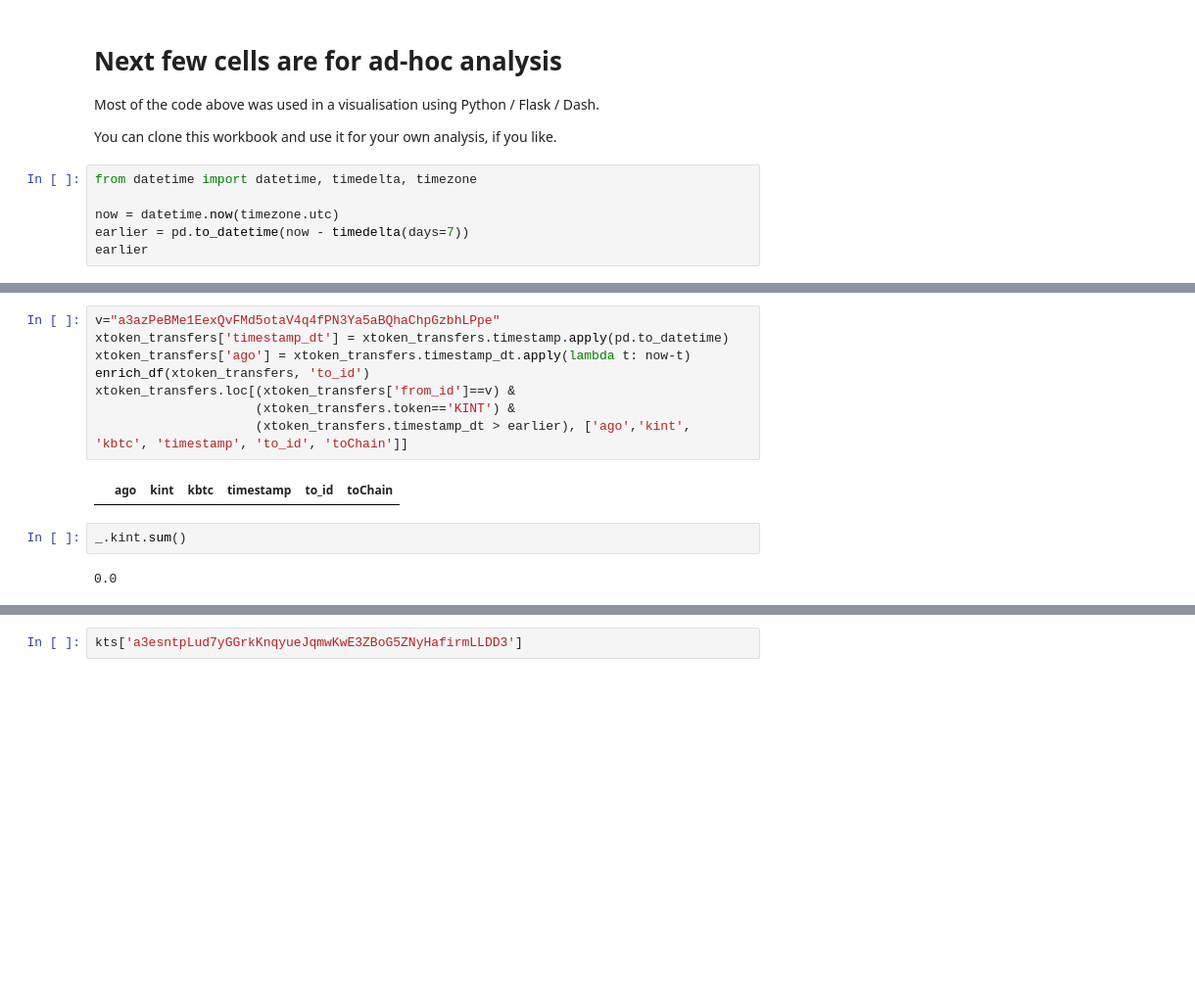
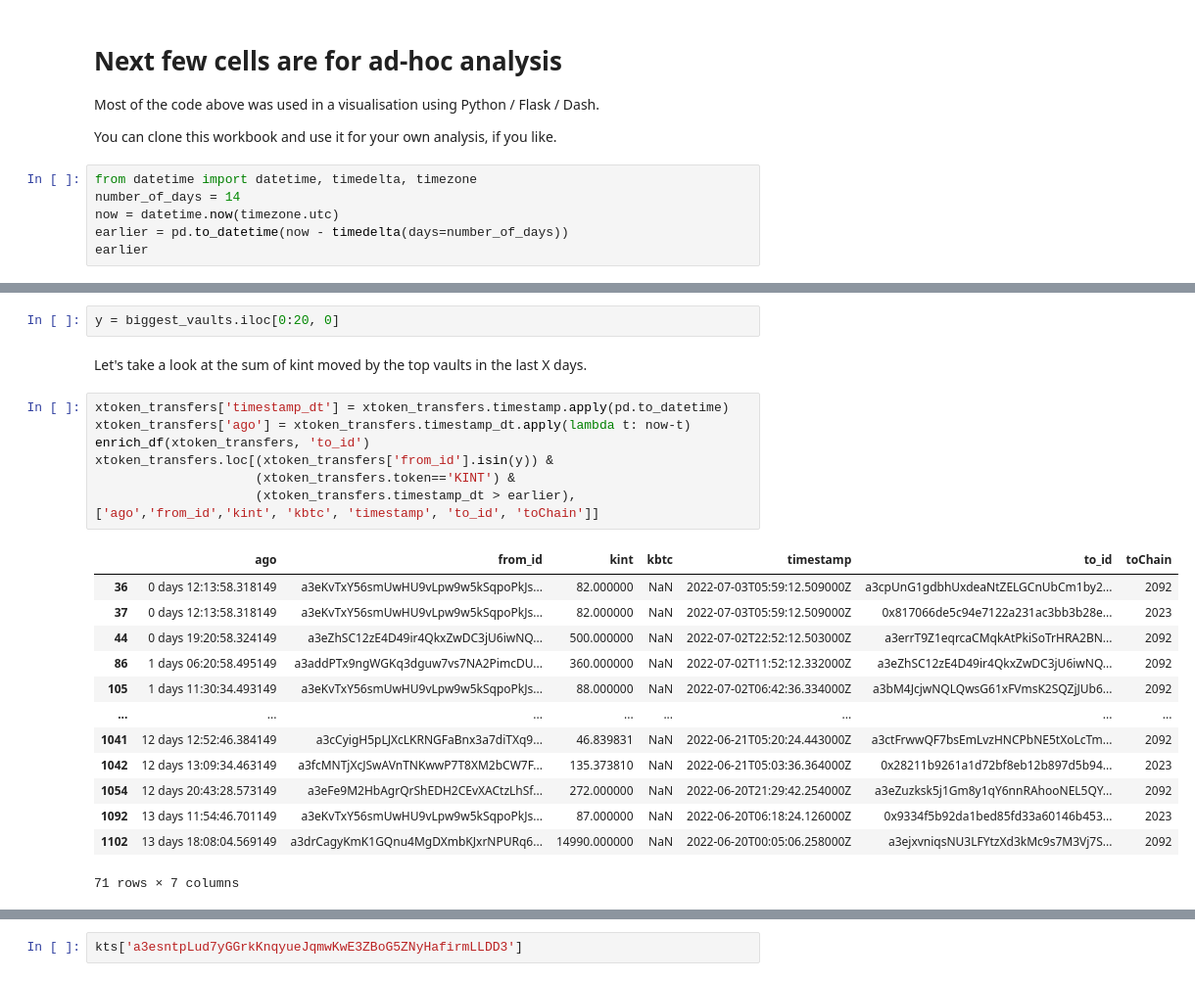
Before and after one commit to mafux777/kintusgi-extras, a Jupyter notebook: Kintsugi_Analysis.ipynb, the cells around one changed output, grey strips where cells are left out. Shown: that part at 98% size. Saved outputs shown, nothing was run; the diff lists cells and outputs as text; blank space fills up the shorter version.

Commit message:
Added analysis for "who is dumping KINT"

```diff
--- a/Kintsugi_Analysis.ipynb
+++ b/Kintsugi_Analysis.ipynb
@@ -962,8 +984,8 @@ Most of the code above was used in a visualisation using Python / Flask / Dash.
 You can clone this workbook and use it for your own analysis, if you like.
 # %%
 from datetime import datetime, timedelta, timezone
-
+number_of_days = 14
 now = datetime.now(timezone.utc)
-earlier = pd.to_datetime(now - timedelta(days=7))
+earlier = pd.to_datetime(now - timedelta(days=number_of_days))
 earlier
 # %% [output]
@@ -971,14 +993,25 @@ Timestamp('2022-06-26 15:27:13.260745+0000', tz='UTC')
+# %%
+y = biggest_vaults.iloc[0:20, 0]
+# %% [markdown]
+Let's take a look at the sum of kint moved by the top vaults in the last X days.
 # %%
-v="a3azPeBMe1EexQvFMd5otaV4q4fPN3Ya5aBQhaChpGzbhLPpe"
 xtoken_transfers['timestamp_dt'] = xtoken_transfers.timestamp.apply(pd.to_datetime)
 xtoken_transfers['ago'] = xtoken_transfers.timestamp_dt.apply(lambda t: now-t)
 enrich_df(xtoken_transfers, 'to_id')
-xtoken_transfers.loc[(xtoken_transfers['from_id']==v) &
+xtoken_transfers.loc[(xtoken_transfers['from_id'].isin(y)) &
                      (xtoken_transfers.token=='KINT') &
-                     (xtoken_transfers.timestamp_dt > earlier), ['ago','kint', 'kbtc', 'timestamp', 'to_id', 'toChain']]
+                     (xtoken_transfers.timestamp_dt > earlier), ['ago','from_id','kint', 'kbtc', 'timestamp', 'to_id', 'toChain']]
 # %% [output]
-|  | ago | kint | kbtc | timestamp | to_id | toChain |
+|  | ago | from_id | kint | kbtc | timestamp | to_id | toChain |
+| 36 | 0 days 12:13:58.318149 | a3eKvTxY56smUwHU9vLpw9w5kSqpoPkJs... | 82.000000 | NaN | 2022-07-03T05:59:12.509000Z | a3cpUnG1gdbhUxdeaNtZELGCnUbCm1by2... | 2092 |
+| 37 | 0 days 12:13:58.318149 | a3eKvTxY56smUwHU9vLpw9w5kSqpoPkJs... | 82.000000 | NaN | 2022-07-03T05:59:12.509000Z | 0x817066de5c94e7122a231ac3bb3b28e... | 2023 |
+| 44 | 0 days 19:20:58.324149 | a3eZhSC12zE4D49ir4QkxZwDC3jU6iwNQ... | 500.000000 | NaN | 2022-07-02T22:52:12.503000Z | a3errT9Z1eqrcaCMqkAtPkiSoTrHRA2BN... | 2092 |
+| 86 | 1 days 06:20:58.495149 | a3addPTx9ngWGKq3dguw7vs7NA2PimcDU... | 360.000000 | NaN | 2022-07-02T11:52:12.332000Z | a3eZhSC12zE4D49ir4QkxZwDC3jU6iwNQ... | 2092 |
+| 105 | 1 days 11:30:34.493149 | a3eKvTxY56smUwHU9vLpw9w5kSqpoPkJs... | 88.000000 | NaN | 2022-07-02T06:42:36.334000Z | a3bM4JcjwNQLQwsG61xFVmsK2SQZjJUb6... | 2092 |
+| ... | ... | ... | ... | ... | ... | ... | ... |
+| 1041 | 12 days 12:52:46.384149 | a3cCyigH5pLJXcLKRNGFaBnx3a7diTXq9... | 46.839831 | NaN | 2022-06-21T05:20:24.443000Z | a3ctFrwwQF7bsEmLvzHNCPbNE5tXoLcTm... | 2092 |
+| 1042 | 12 days 13:09:34.463149 | a3fcMNTjXcJSwAVnTNKwwP7T8XM2bCW7F... | 135.373810 | NaN | 2022-06-21T05:03:36.364000Z | 0x28211b9261a1d72bf8eb12b897d5b94... | 2023 |
+| 1054 | 12 days 20:43:28.573149 | a3eFe9M2HbAgrQrShEDH2CEvXACtzLhSf... | 272.000000 | NaN | 2022-06-20T21:29:42.254000Z | a3eZuzksk5j1Gm8y1qY6nnRAhooNEL5QY... | 2092 |
+| 1092 | 13 days 11:54:46.701149 | a3eKvTxY56smUwHU9vLpw9w5kSqpoPkJs... | 87.000000 | NaN | 2022-06-20T06:18:24.126000Z | 0x9334f5b92da1bed85fd33a60146b453... | 2023 |
+| 1102 | 13 days 18:08:04.569149 | a3drCagyKmK1GQnu4MgDXmbKJxrNPURq6... | 14990.000000 | NaN | 2022-06-20T00:05:06.258000Z | a3ejxvniqsNU3LFYtzXd3kMc9s7M3Vj7S... | 2092 |
+71 rows × 7 columns
-# %%
-_.kint.sum()
-# %% [output]
-0.0
```
Also changed, not shown: parts of 21 cells of this notebook.
